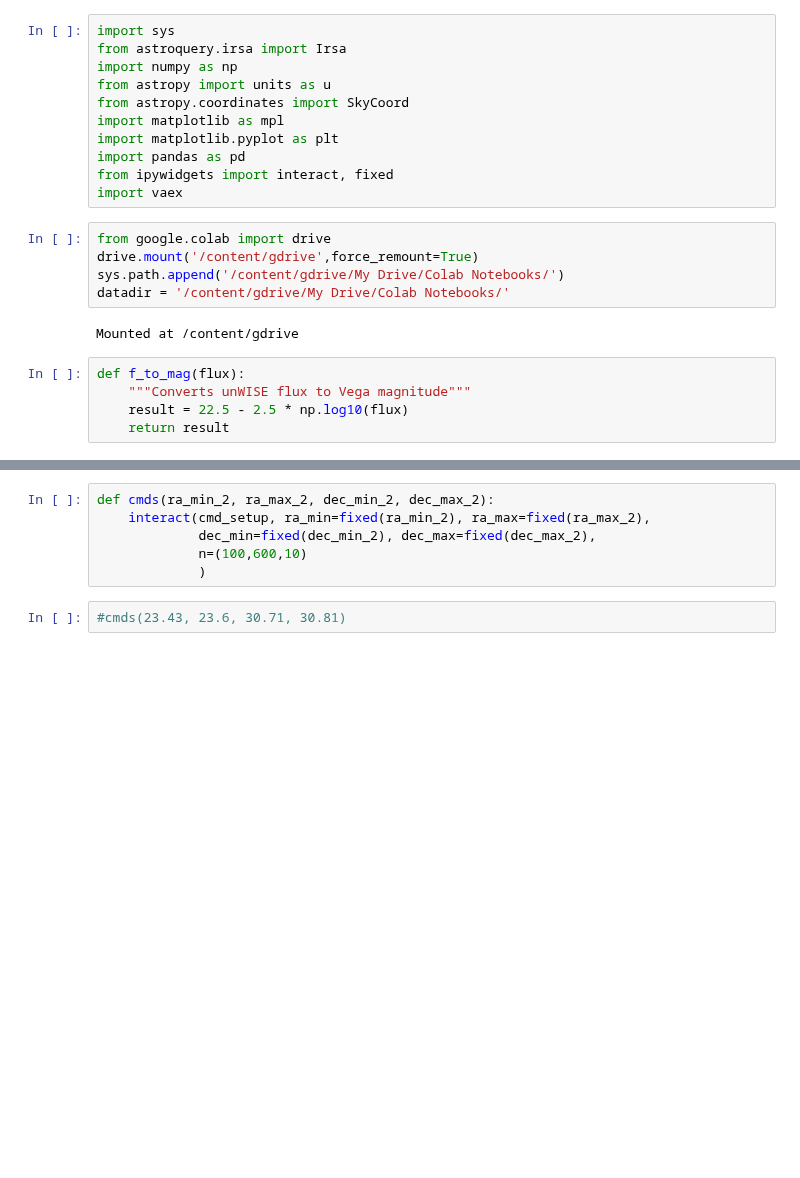
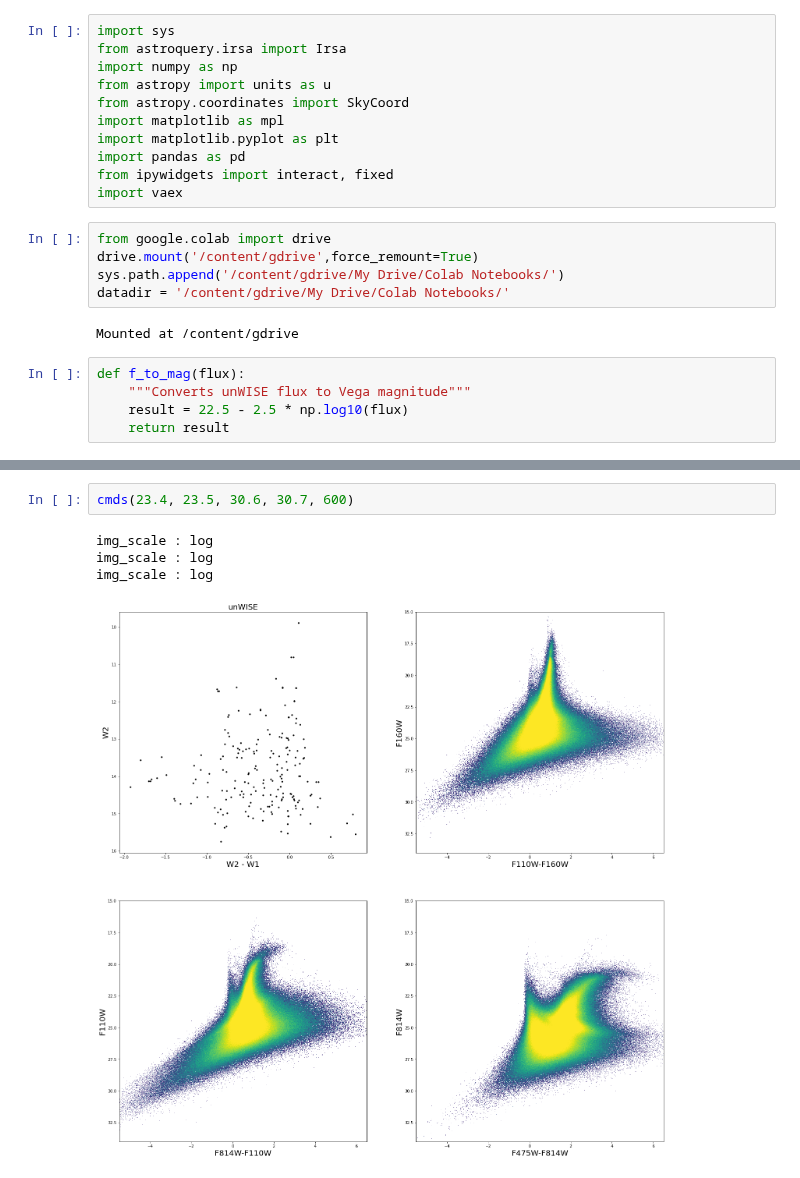
Before and after one commit to tmsandford/M33_Matching, a Jupyter notebook: Auto_CMD.ipynb, the cells around one changed output, grey strips where cells are left out. Drawn from its saved outputs; the diff is of its cells as text; blank space fills up the shorter version.

```diff
--- a/Auto_CMD.ipynb
+++ b/Auto_CMD.ipynb
@@ -135,8 +136,7 @@ def cmd_setup(ra_min, ra_max, dec_min, dec_max, n=300):
-# %%
-def cmds(ra_min_2, ra_max_2, dec_min_2, dec_max_2):
-    interact(cmd_setup, ra_min=fixed(ra_min_2), ra_max=fixed(ra_max_2),
-             dec_min=fixed(dec_min_2), dec_max=fixed(dec_max_2),
-             n=(100,600,10)
-             )
-# %%
-#cmds(23.43, 23.6, 30.71, 30.81)
+# %%
+cmds(23.4, 23.5, 30.6, 30.7, 600)
+# %% [output]
+img_scale : log
+img_scale : log
+img_scale : log
+[figure, added]
```
Also changed, not shown: parts of 1 cell of this notebook.
